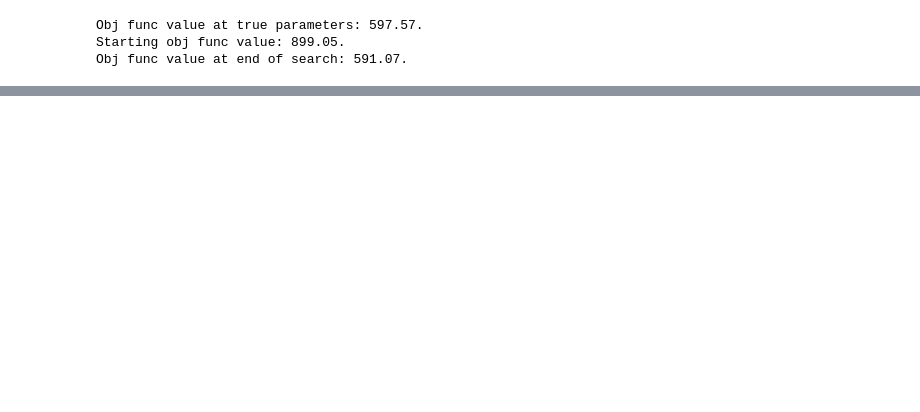
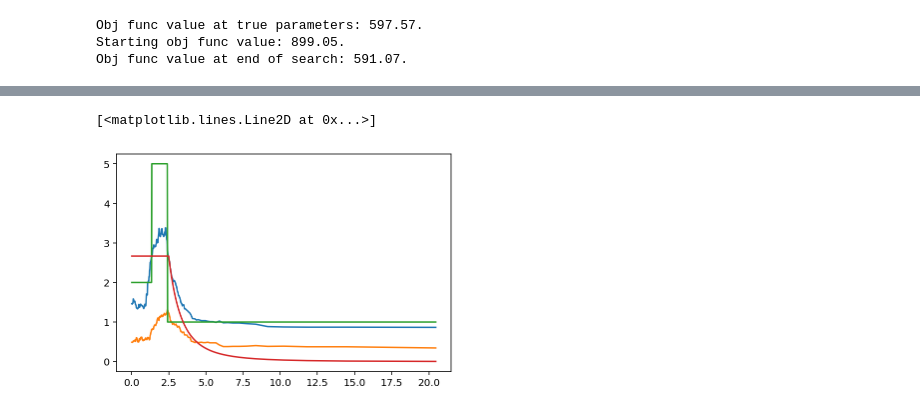
Before and after one commit to pachterlab/GVP_2023, a Jupyter notebook: gg230119_reactors.ipynb, the cells around one changed output, grey strips where cells are left out. Saved outputs shown, nothing was run; the diff lists cells and outputs as text; code cells hidden in the pictures; blank space fills up the shorter version.

```diff
--- a/gg230119_reactors.ipynb
+++ b/gg230119_reactors.ipynb
@@ -945,6 +963,20 @@ def lfr_ppf(x,T):
 # %%
 t_lfr = lfr_ppf(uniform_orderstat_mean,T)
 switch_times_lfr = lfr_ppf(np.cumsum([0]+list(fracs_in_ct[:-1])),T)
+# %%
+plt.plot(t_lfr,X.mean(0)[:,0],label='nascent')
+plt.plot(t_lfr,X.mean(0)[:,1],label='mature')
+b_ = np.asarray([burst_size_time_dep_fun(t_,switch_times_lfr,burst_size_values) for t_ in t_exp])
+plt.plot(t_lfr,b_,label='burst size')
+# y_ = scipy.special.exp1(t_exp/T)/T
+restime_lfr = np.zeros_like(t_lfr)
+restime_lfr[t_lfr<= T/2] = 4/3/T
+restime_lfr[t_lfr> T/2] = T**2/(t_lfr[t_lfr> T/2])**3/6
+
+plt.plot(t_lfr,restime_lfr*10,label='sampling measure')
+# %% [output]
+[<matplotlib.lines.Line2D at 0x...>]
+[figure, added]
 # %%
 res_arr_lfr=inference(X,t_lfr,switch_times_lfr)
 # %% [output]
```
Also changed, not shown: parts of 19 cells of this notebook.
